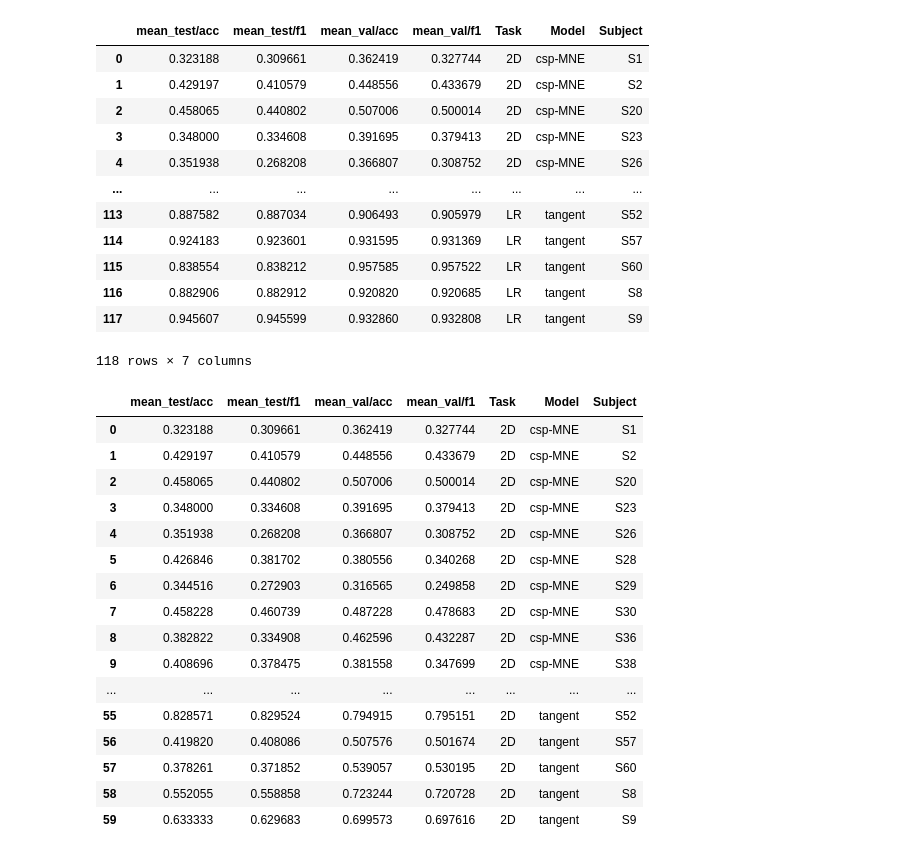
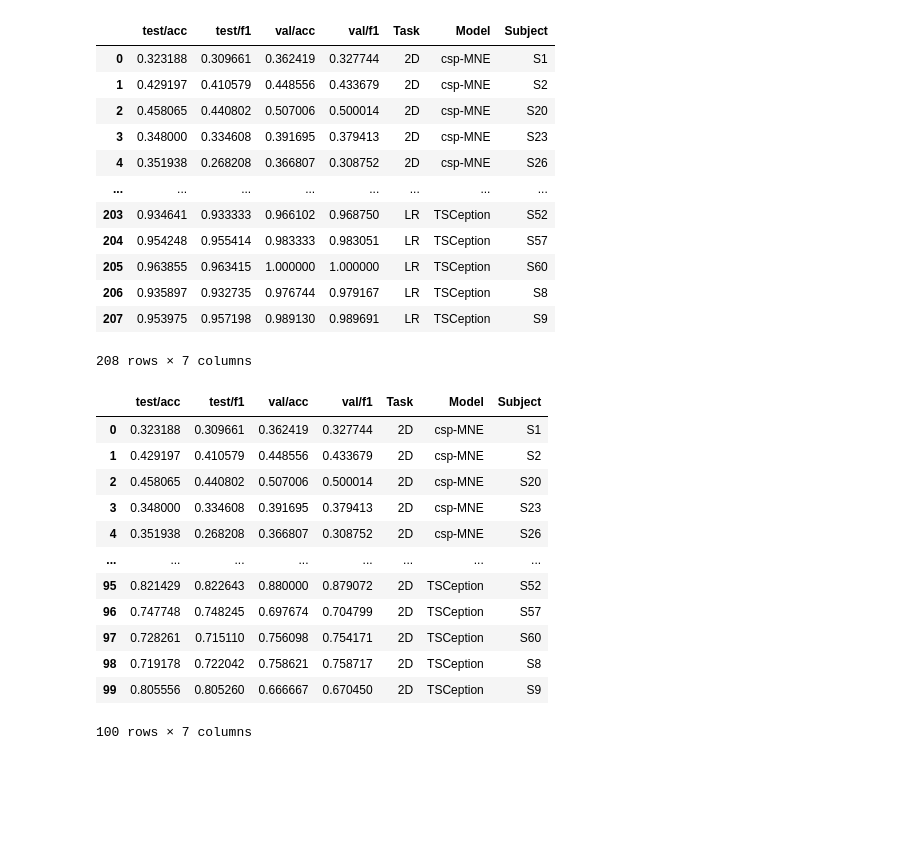
Before and after one commit to mralioo/BBCPy_DNN, a Jupyter notebook: notebooks/0_recap_results_C1.ipynb, the cells around one changed output. Saved outputs shown, nothing was run; the diff lists cells and outputs as text; code cells hidden in the pictures; blank space fills up the shorter version.

```diff
--- a/notebooks/0_recap_results_C1.ipynb
+++ b/notebooks/0_recap_results_C1.ipynb
@@ -11,7 +11,7 @@ import os
 import glob
 
 # Path to the directory containing the files
-file_path = "../local/bbcpy_AutoML/logs/10_11/results/"
+file_path = "../local/bbcpy_AutoML/logs/11_11/results/"
 
 # Pattern to match all csv files
 pattern = os.path.join(file_path, "*.csv")
@@ -22,46 +22,71 @@ dataframes = []
 # Iterate over files that match the csv pattern
 for file in glob.glob(pattern):
     # Extract task name, model name, and subject name from the file name
     filename = os.path.basename(file)
 
     if len(filename.split("_")) == 3:
         task_name, model_name, subject_name = filename.split("_")
     else:
         task_name, _, model_name, subject_name = filename.split("_")
 
     subject_name = subject_name.split('.')[0]  # Remove the file extension
 
     # Load the CSV file
     df = pd.read_csv(file)
 
-    # Filter columns that contain "mean"
-    mean_columns = [col for col in df.columns if 'mean' in col]
-    df = df[mean_columns]
+    # Select and rename columns that contain "mean"
+    string_to_check = 'mean'
+    is_mean_in_columns = any(string_to_check in col for col in df.columns)
+
+    # Select and rename columns that contain "mean"
+    string_to_check = 'best'
+    is_best_in_columns = any(string_to_check in col for col in df.columns)
+
+    if is_mean_in_columns:
+        wanted_columns = ['mean_test/acc' , 'mean_test/f1' , 'mean_val/acc' , 'mean_val/f1' ]
+        df = df[df.columns[df.columns.isin(wanted_columns)]]
+        mean_columns = [col for col in df.columns if 'mean' in col]
+        df = df[mean_columns].rename(columns=lambda x: x.replace('mean_', ''))
+        # # Combine the mean columns back into the dataframe
+        # df = pd.concat([df, df_best], axis=1)
+
+    elif is_best_in_columns:
+        wanted_columns = ['val/acc_best', 'val/f1_best']
+        df_best = df[df.columns[df.columns.isin(wanted_columns)]]
+        # Remove the string "best" from remaining column names
+        best_columns = [col for col in df_best.columns if 'best' in col]
+        df_best = df_best[best_columns].rename(columns=lambda x: x.replace('_best', ''))
+
+        wanted_columns = ['test/f1', 'test/acc']
+        df_test = df[df.columns[df.columns.isin(wanted_columns)]]
+
+        # Combine the mean columns back into the dataframe
+        df = pd.concat([df_best, df_test], axis=1)
 
     # Add task, model, and subject as columns to the dataframe
     df['Task'] = task_name
     df['Model'] = model_name
     df['Subject'] = subject_name
 
     # Append to the list of dataframes
     dataframes.append(df)
 
 # Combine all dataframes into a single dataframe
 combined_data = pd.concat(dataframes, ignore_index=True)
 
 # Display the first few rows of the combined dataframe
 combined_data
 # %% [output]
-|  | mean_test/acc | mean_test/f1 | mean_val/acc | mean_val/f1 | Task | Model | Subject |
+|  | test/acc | test/f1 | val/acc | val/f1 | Task | Model | Subject |
 | 0 | 0.323188 | 0.309661 | 0.362419 | 0.327744 | 2D | csp-MNE | S1 |
 | 1 | 0.429197 | 0.410579 | 0.448556 | 0.433679 | 2D | csp-MNE | S2 |
 | 2 | 0.458065 | 0.440802 | 0.507006 | 0.500014 | 2D | csp-MNE | S20 |
 | 3 | 0.348000 | 0.334608 | 0.391695 | 0.379413 | 2D | csp-MNE | S23 |
 | 4 | 0.351938 | 0.268208 | 0.366807 | 0.308752 | 2D | csp-MNE | S26 |
 | ... | ... | ... | ... | ... | ... | ... | ... |
-| 113 | 0.887582 | 0.887034 | 0.906493 | 0.905979 | LR | tangent | S52 |
-| 114 | 0.924183 | 0.923601 | 0.931595 | 0.931369 | LR | tangent | S57 |
-| 115 | 0.838554 | 0.838212 | 0.957585 | 0.957522 | LR | tangent | S60 |
-| 116 | 0.882906 | 0.882912 | 0.920820 | 0.920685 | LR | tangent | S8 |
-| 117 | 0.945607 | 0.945599 | 0.932860 | 0.932808 | LR | tangent | S9 |
+| 203 | 0.934641 | 0.933333 | 0.966102 | 0.968750 | LR | TSCeption | S52 |
+| 204 | 0.954248 | 0.955414 | 0.983333 | 0.983051 | LR | TSCeption | S57 |
+| 205 | 0.963855 | 0.963415 | 1.000000 | 1.000000 | LR | TSCeption | S60 |
+| 206 | 0.935897 | 0.932735 | 0.976744 | 0.979167 | LR | TSCeption | S8 |
+| 207 | 0.953975 | 0.957198 | 0.989130 | 0.989691 | LR | TSCeption | S9 |
-118 rows × 7 columns
+208 rows × 7 columns
@@ -72,20 +99,16 @@ df_lr = combined_data[combined_data['Task'] == 'LR']
 # %%
 df_2d
 # %% [output]
-|  | mean_test/acc | mean_test/f1 | mean_val/acc | mean_val/f1 | Task | Model | Subject |
+|  | test/acc | test/f1 | val/acc | val/f1 | Task | Model | Subject |
 | 0 | 0.323188 | 0.309661 | 0.362419 | 0.327744 | 2D | csp-MNE | S1 |
 | 1 | 0.429197 | 0.410579 | 0.448556 | 0.433679 | 2D | csp-MNE | S2 |
 | 2 | 0.458065 | 0.440802 | 0.507006 | 0.500014 | 2D | csp-MNE | S20 |
 | 3 | 0.348000 | 0.334608 | 0.391695 | 0.379413 | 2D | csp-MNE | S23 |
 | 4 | 0.351938 | 0.268208 | 0.366807 | 0.308752 | 2D | csp-MNE | S26 |
-| 5 | 0.426846 | 0.381702 | 0.380556 | 0.340268 | 2D | csp-MNE | S28 |
-| 6 | 0.344516 | 0.272903 | 0.316565 | 0.249858 | 2D | csp-MNE | S29 |
-| 7 | 0.458228 | 0.460739 | 0.487228 | 0.478683 | 2D | csp-MNE | S30 |
-| 8 | 0.382822 | 0.334908 | 0.462596 | 0.432287 | 2D | csp-MNE | S36 |
-| 9 | 0.408696 | 0.378475 | 0.381558 | 0.347699 | 2D | csp-MNE | S38 |
 | ... | ... | ... | ... | ... | ... | ... | ... |
-| 55 | 0.828571 | 0.829524 | 0.794915 | 0.795151 | 2D | tangent | S52 |
-| 56 | 0.419820 | 0.408086 | 0.507576 | 0.501674 | 2D | tangent | S57 |
-| 57 | 0.378261 | 0.371852 | 0.539057 | 0.530195 | 2D | tangent | S60 |
-| 58 | 0.552055 | 0.558858 | 0.723244 | 0.720728 | 2D | tangent | S8 |
-| 59 | 0.633333 | 0.629683 | 0.699573 | 0.697616 | 2D | tangent | S9 |
+| 95 | 0.821429 | 0.822643 | 0.880000 | 0.879072 | 2D | TSCeption | S52 |
+| 96 | 0.747748 | 0.748245 | 0.697674 | 0.704799 | 2D | TSCeption | S57 |
+| 97 | 0.728261 | 0.715110 | 0.756098 | 0.754171 | 2D | TSCeption | S60 |
+| 98 | 0.719178 | 0.722042 | 0.758621 | 0.758717 | 2D | TSCeption | S8 |
+| 99 | 0.805556 | 0.805260 | 0.666667 | 0.670450 | 2D | TSCeption | S9 |
+100 rows × 7 columns
```
Also changed, not shown: parts of 4 cells of this notebook, 40 other files.
